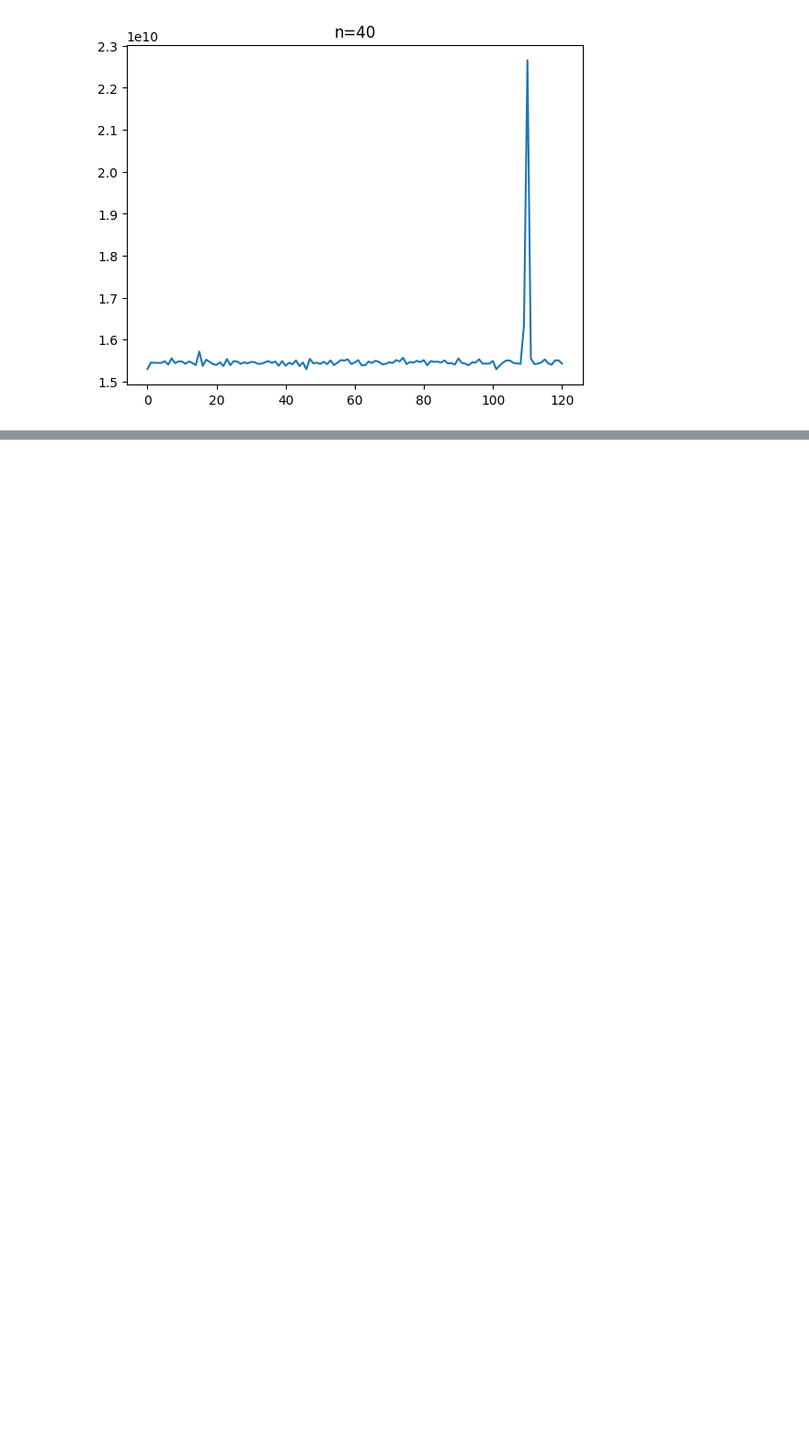
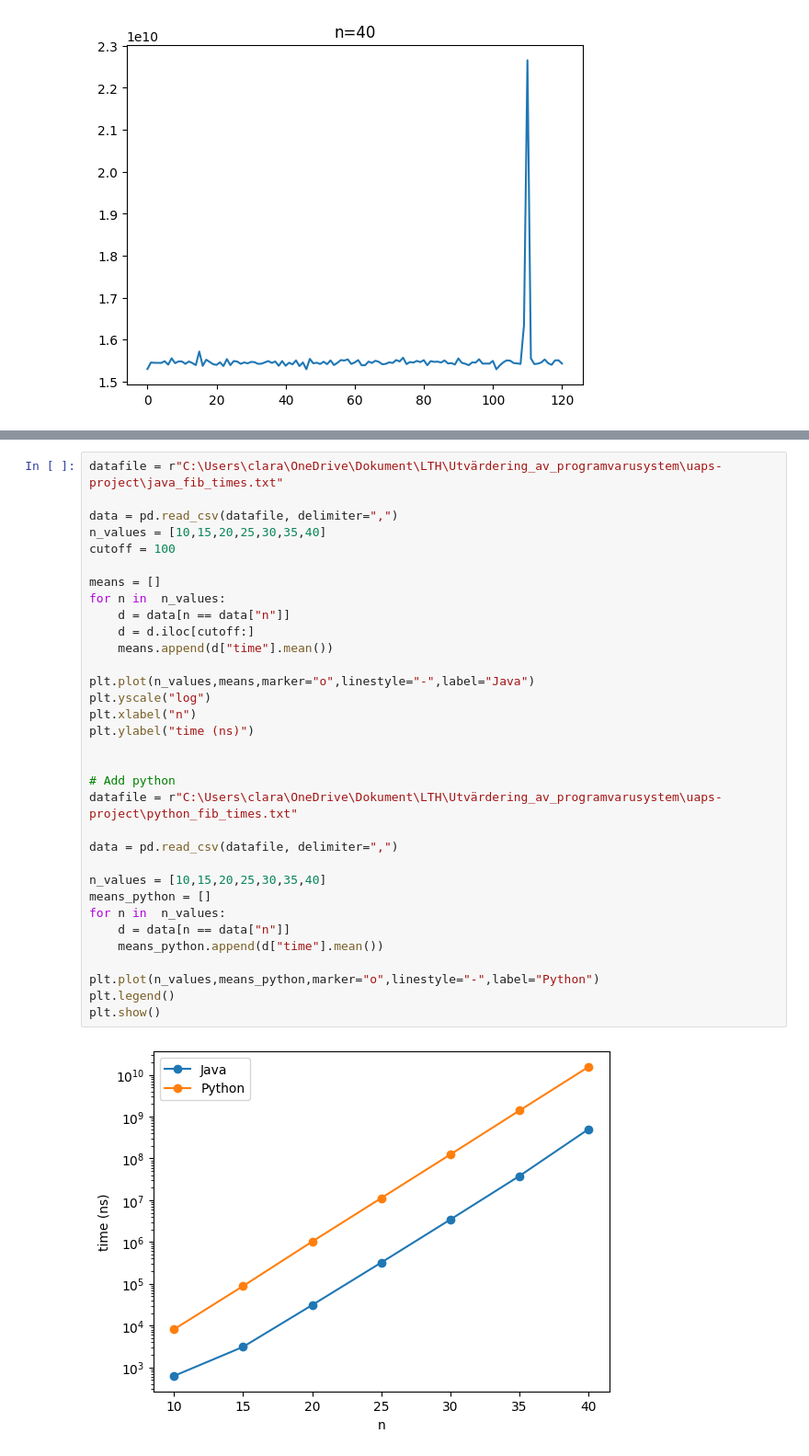
Before and after one commit to manshederstierna/uaps-project, a Jupyter notebook: analyze.ipynb, the cells around one changed output, grey strips where cells are left out. Shown at 92% size. Cells and saved outputs as stored; diff of their text form; blank space fills up the shorter version.

```diff
--- a/analyze.ipynb
+++ b/analyze.ipynb
@@ -50,0 +62,35 @@ for n in  n_values:
+# %%
+datafile = r"C:\Users\clara\OneDrive\Dokument\LTH\Utvärdering_av_programvarusystem\uaps-project\java_fib_times.txt"
+
+data = pd.read_csv(datafile, delimiter=",")
+n_values = [10,15,20,25,30,35,40]
+cutoff = 100
+
+means = []
+for n in  n_values:
+    d = data[n == data["n"]]
+    d = d.iloc[cutoff:]
+    means.append(d["time"].mean())
+
+plt.plot(n_values,means,marker="o",linestyle="-",label="Java")
+plt.yscale("log")
+plt.xlabel("n")
+plt.ylabel("time (ns)")
+
+
+# Add python
+datafile = r"C:\Users\clara\OneDrive\Dokument\LTH\Utvärdering_av_programvarusystem\uaps-project\python_fib_times.txt"
+
+data = pd.read_csv(datafile, delimiter=",")
+
+n_values = [10,15,20,25,30,35,40]
+means_python = []
+for n in  n_values:
+    d = data[n == data["n"]]
+    means_python.append(d["time"].mean())
+
+plt.plot(n_values,means_python,marker="o",linestyle="-",label="Python")
+plt.legend()
+plt.show()
+# %% [output]
+[figure, added]
```
Also changed, not shown: parts of 2 cells of this notebook, 1 other file.
